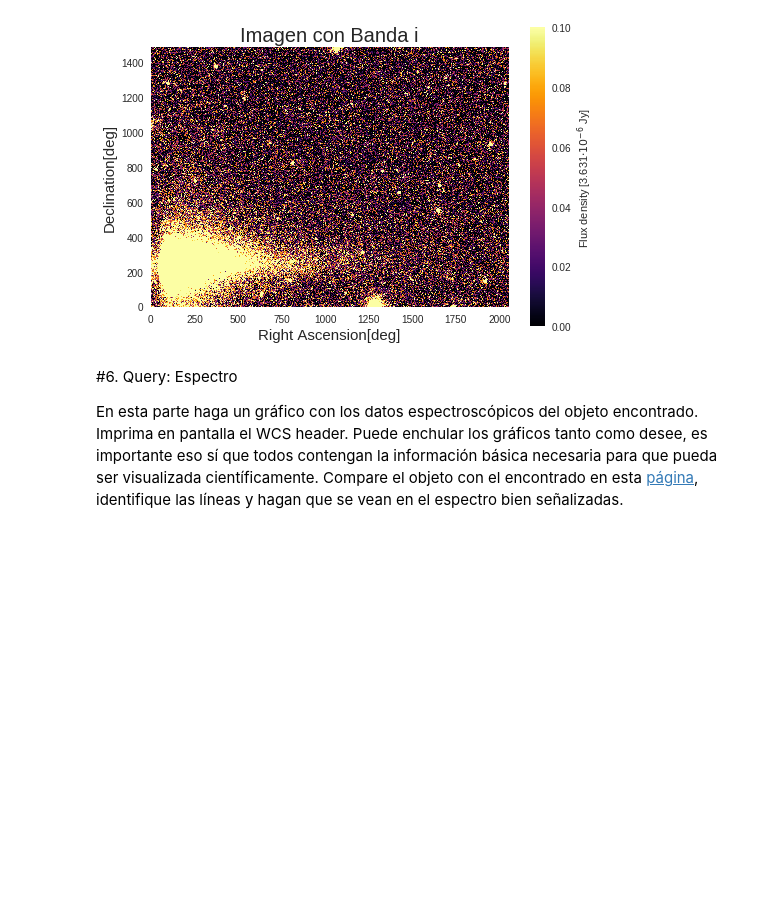
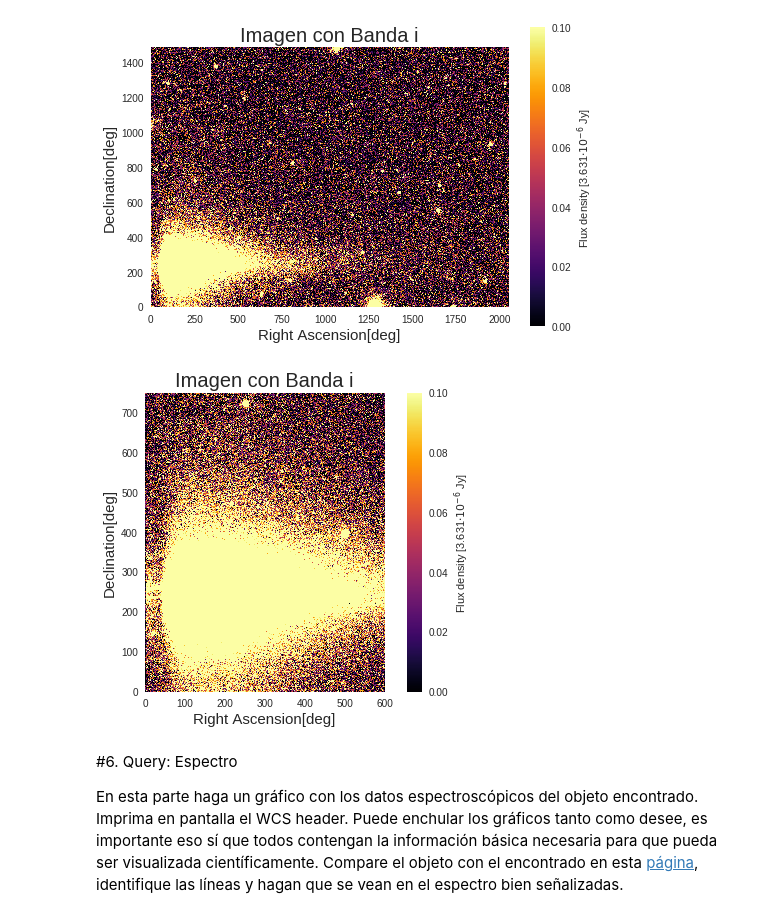
Before and after one commit to PaulaBDS/minitarea4, a Jupyter notebook: minitarea4.ipynb, the cells around one changed output. Cells and saved outputs as stored; diff of their text form; code cells hidden in the pictures; blank space fills up the shorter version.

```diff
--- a/minitarea4.ipynb
+++ b/minitarea4.ipynb
@@ -387,6 +419,19 @@ plt.show()
 # %% [output]
 [figure]
 [figure]
+# %%
+# Ampliando la imagen hacia el objeto en cuestión
+slicing=data_i[0:750,0:600]
+plt.grid(b=None)
+plt.imshow(slicing,cmap='inferno',origin='lower', vmin=0, vmax=0.1)
+plt.title('Imagen con Banda i', size=20)
+plt.xlabel('Right Ascension[deg]', size=15)
+plt.ylabel('Declination[deg]', size=15)
+cb7=plt.colorbar()
+cb7.set_label('Flux density [3.631$ \cdot 10^{-6}$ Jy]')
+plt.show()
+# %% [output]
+[figure, added]
 # %% [markdown]
 #6. Query: Espectro
 
```
Also changed, not shown: parts of 6 cells of this notebook.
